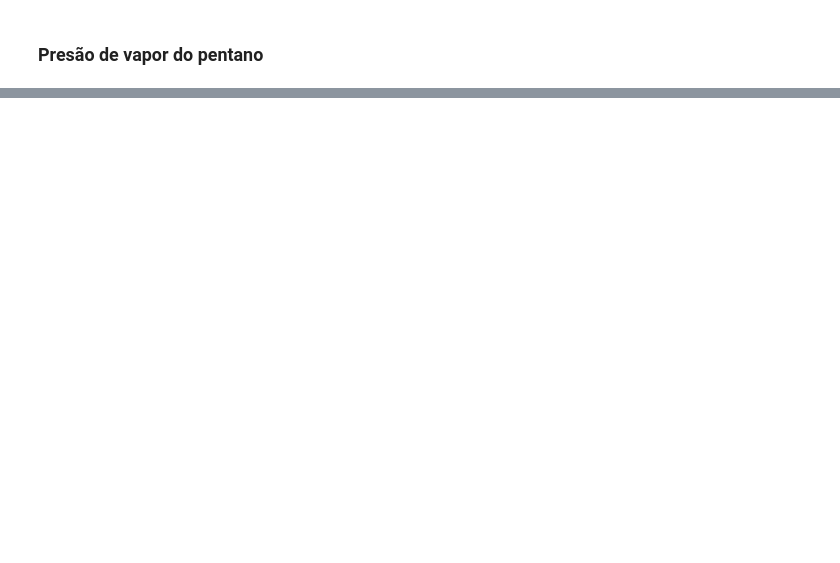
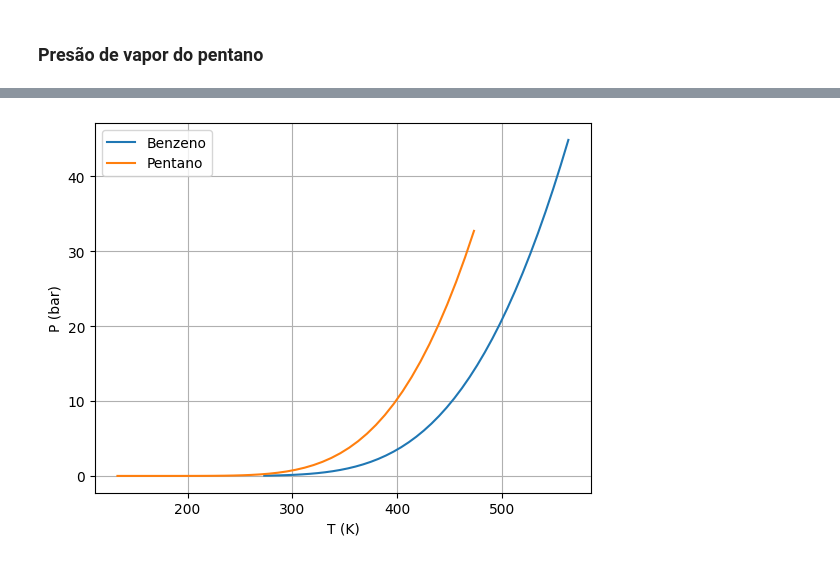
Before and after one commit to guilhermeilum/termo, a Jupyter notebook: Projeto.ipynb, the cells around one changed output, grey strips where cells are left out. Saved outputs shown, nothing was run; the diff lists cells and outputs as text; code cells hidden in the pictures; blank space fills up the shorter version.

```diff
--- a/Projeto.ipynb
+++ b/Projeto.ipynb
@@ -174,0 +180,10 @@ plt.show()
+# %%
+ax = pressão_vapor_benzeno.plot(x="Temperature")
+pressão_vapor_pentano.plot(ax=ax,x="Temperature")
+plt.legend(["Benzeno","Pentano"])
+plt.ylabel("P (bar)")
+plt.xlabel("T (K)")
+plt.grid()
+plt.show()
+# %% [output]
+[figure, added]
```
Also changed, not shown: parts of 22 cells of this notebook, 1 other file.
